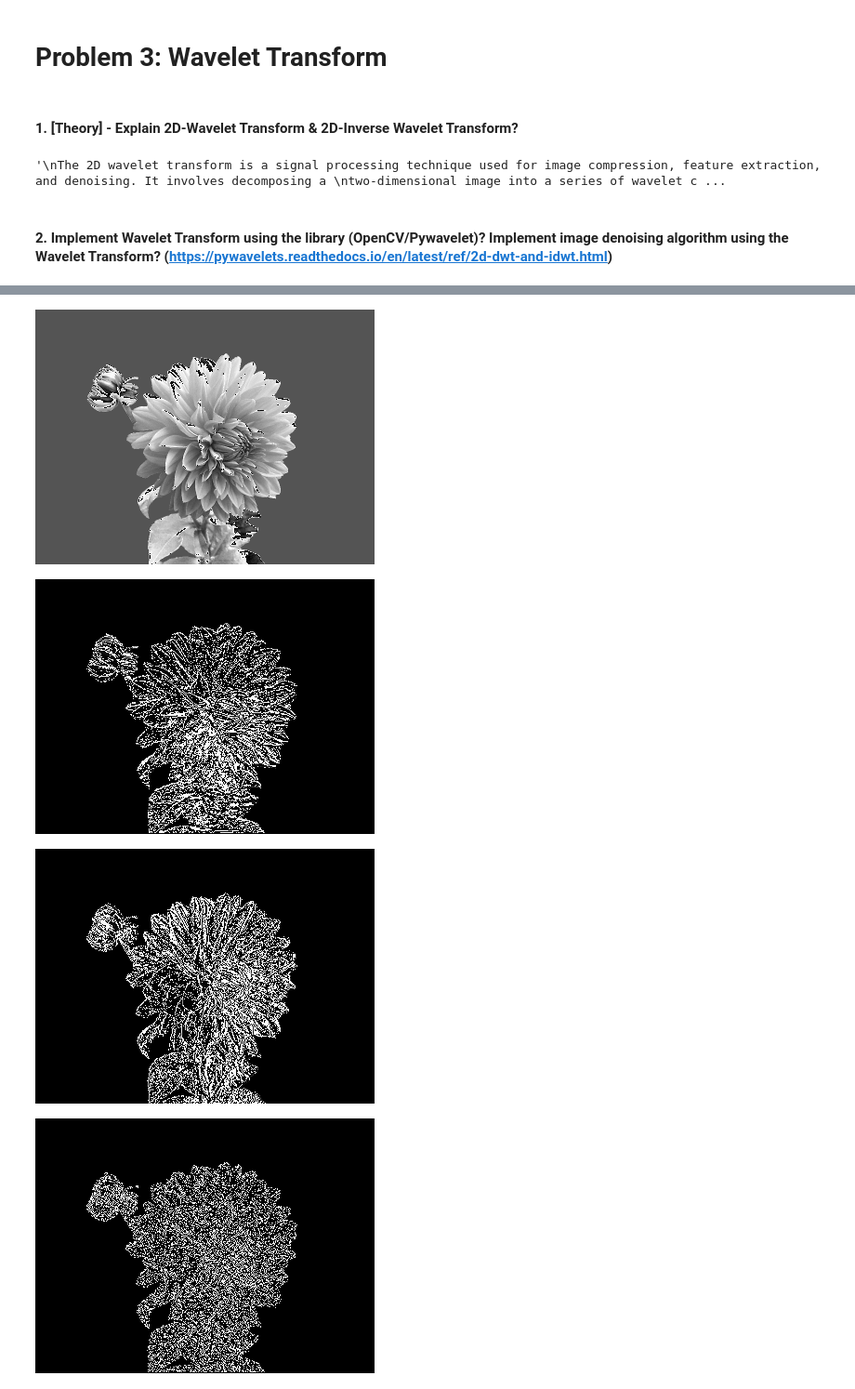
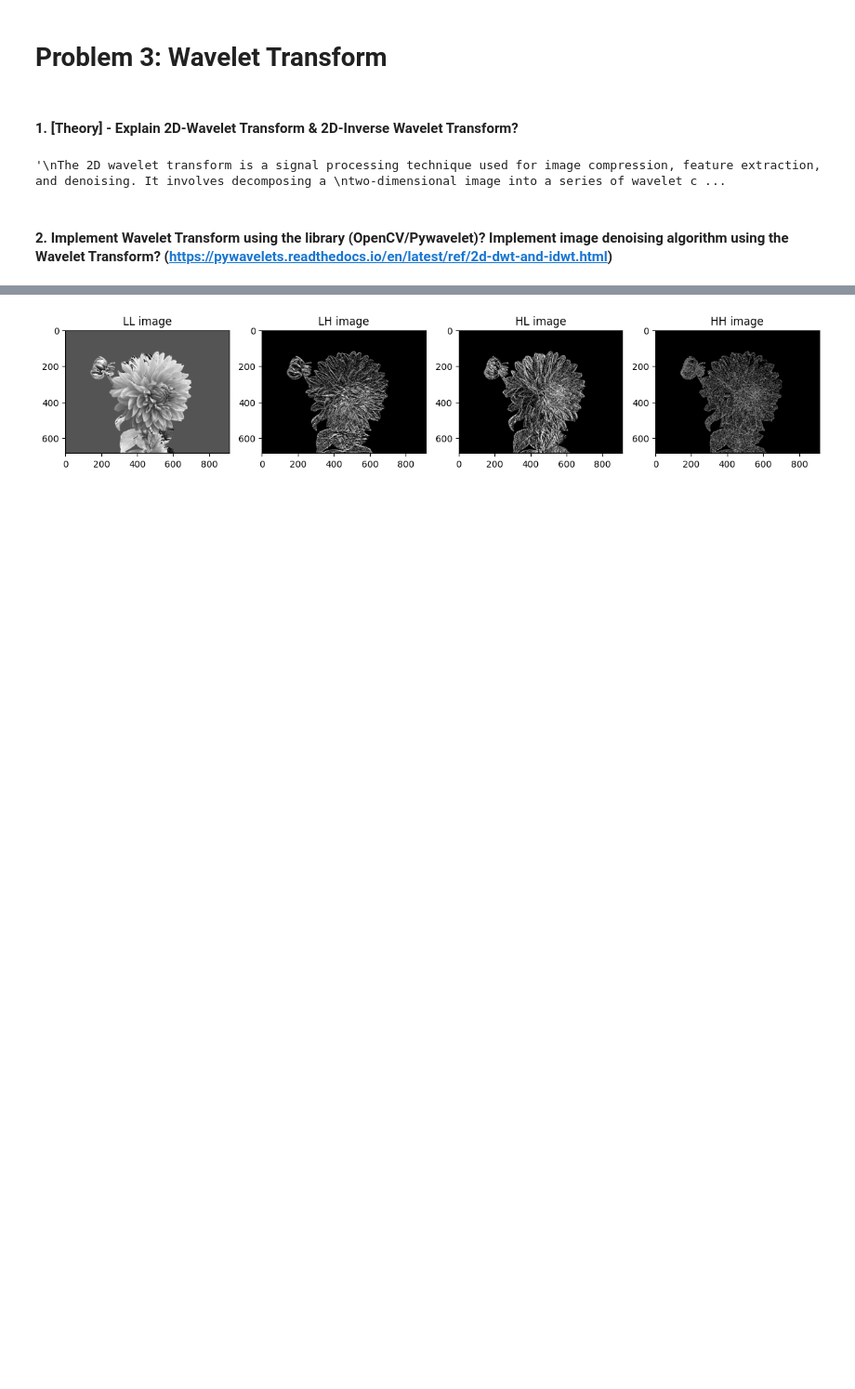
Before and after one commit to shashankkapoor/Digital_Image_Processing_EE608, a Jupyter notebook: s22022_hw4/s22022_hw4.ipynb, the cells around one changed output, grey strips where cells are left out. Shown at 93% size. Drawn from its saved outputs; the diff is of its cells as text; code cells hidden in the pictures; blank space fills up the shorter version.

```diff
--- a/s22022_hw4/s22022_hw4.ipynb
+++ b/s22022_hw4/s22022_hw4.ipynb
@@ -418,25 +311,29 @@ many areas of signal processing and computer vision.
 # %%
 import pywt
 import cv2
 import numpy as np
+import matplotlib.pyplot as plt
 from google.colab.patches import cv2_imshow
 
-img = cv2.imread('/content/drive/MyDrive/Digital_Image_Processing_EE608/s22022_hw4/Flower.jpg', 0)
-img = cv2.resize(img, None, fx=0.2, fy=0.2)
+img = cv2.imread('/content/drive/MyDrive/Digital_Image_Processing_EE608/s22022_hw4/Data/Flower.jpg',0)
+img = cv2.resize(img,None, fx=0.5, fy=0.5)
 coeffs = pywt.dwt2(img, 'haar')
-
 LL, (LH, HL, HH) = coeffs
 
 cv2_imshow(img)
-cv2_imshow(LL.astype(np.uint8))
-cv2_imshow(LH.astype(np.uint8))
-cv2_imshow(HL.astype(np.uint8))
-cv2_imshow(HH.astype(np.uint8))
+
+fig, ax = plt.subplots(1, 4, figsize=(15, 10),sharex=True, )
+ax[0].set_title("LL image")
+ax[0].imshow(LL.astype(np.uint8), cmap='gray')
+ax[1].set_title("LH image")
+ax[1].imshow(LH.astype(np.uint8), cmap='gray')
+ax[2].set_title("HL image")
+ax[2].imshow(HL.astype(np.uint8), cmap='gray')
+ax[3].set_title("HH image")
+ax[3].imshow(HH.astype(np.uint8), cmap='gray')
+
 cv2.waitKey(0)
 cv2.destroyAllWindows()
 # %% [output]
 [figure]
-[figure, old version]
+[figure, new version]
-[figure, removed]
-[figure, removed]
-[figure, removed]
```
Also changed, not shown: parts of 18 cells of this notebook.
